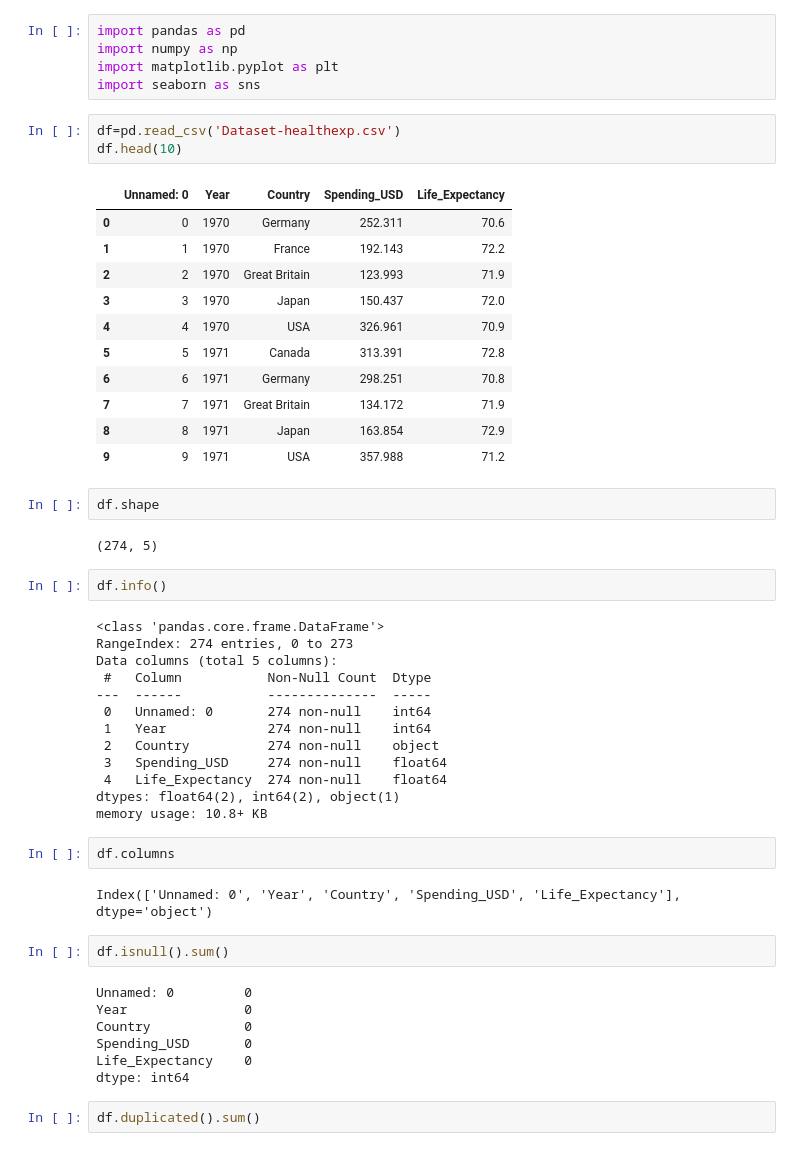
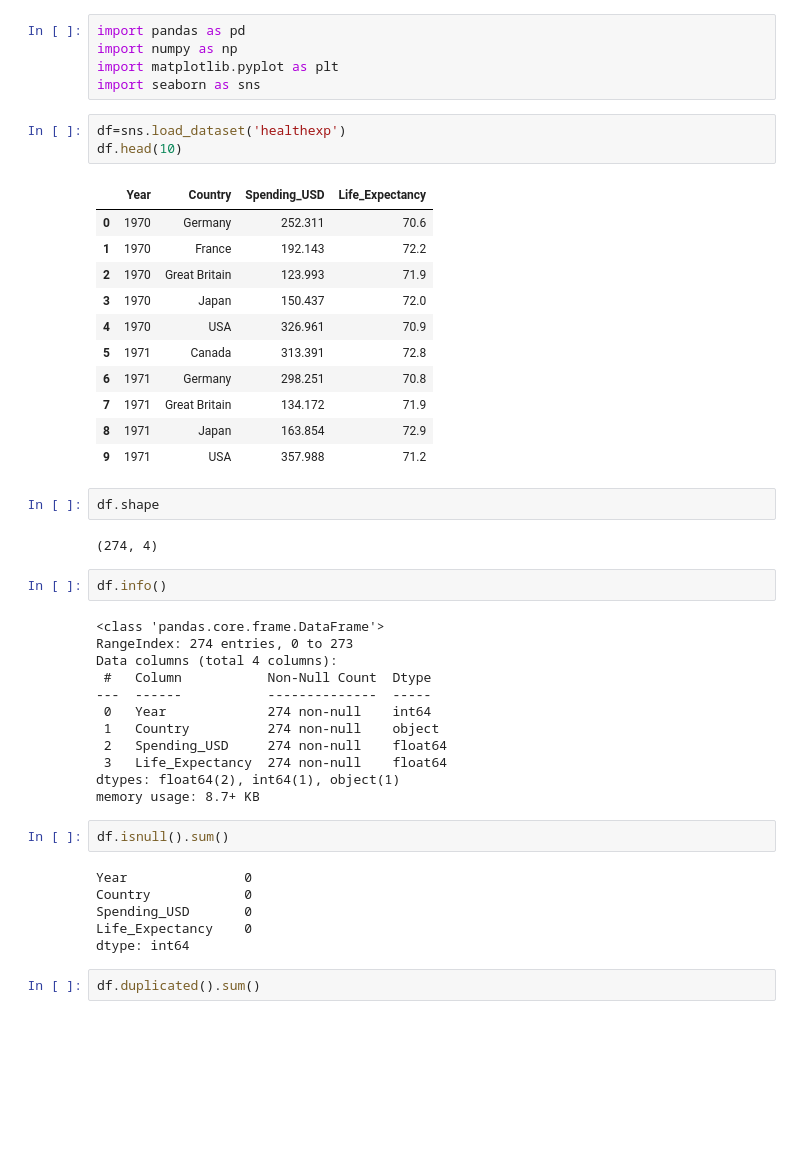
Before and after one commit to MostaphaMB/STATISTIQUES-APPLIQUEES-ET-ANALYSE-DE-DONNEES-DE-SANTE, a Jupyter notebook: Statistiques Appliquées et Analyse de Données de Santé.ipynb, the cells around one changed output. Cells and saved outputs as stored; diff of their text form; blank space fills up the shorter version.

```diff
--- a/Statistiques Appliquées et Analyse de Données de Santé.ipynb
+++ b/Statistiques Appliquées et Analyse de Données de Santé.ipynb
@@ -4,47 +4,41 @@ import numpy as np
 import matplotlib.pyplot as plt
 import seaborn as sns
 # %%
-df=pd.read_csv('Dataset-healthexp.csv')
+df=sns.load_dataset('healthexp')
 df.head(10)
 # %% [output]
-|  | Unnamed: 0 | Year | Country | Spending_USD | Life_Expectancy |
-| 0 | 0 | 1970 | Germany | 252.311 | 70.6 |
-| 1 | 1 | 1970 | France | 192.143 | 72.2 |
-| 2 | 2 | 1970 | Great Britain | 123.993 | 71.9 |
-| 3 | 3 | 1970 | Japan | 150.437 | 72.0 |
-| 4 | 4 | 1970 | USA | 326.961 | 70.9 |
-| 5 | 5 | 1971 | Canada | 313.391 | 72.8 |
-| 6 | 6 | 1971 | Germany | 298.251 | 70.8 |
-| 7 | 7 | 1971 | Great Britain | 134.172 | 71.9 |
-| 8 | 8 | 1971 | Japan | 163.854 | 72.9 |
-| 9 | 9 | 1971 | USA | 357.988 | 71.2 |
+|  | Year | Country | Spending_USD | Life_Expectancy |
+| 0 | 1970 | Germany | 252.311 | 70.6 |
+| 1 | 1970 | France | 192.143 | 72.2 |
+| 2 | 1970 | Great Britain | 123.993 | 71.9 |
+| 3 | 1970 | Japan | 150.437 | 72.0 |
+| 4 | 1970 | USA | 326.961 | 70.9 |
+| 5 | 1971 | Canada | 313.391 | 72.8 |
+| 6 | 1971 | Germany | 298.251 | 70.8 |
+| 7 | 1971 | Great Britain | 134.172 | 71.9 |
+| 8 | 1971 | Japan | 163.854 | 72.9 |
+| 9 | 1971 | USA | 357.988 | 71.2 |
 # %%
 df.shape
 # %% [output]
-(274, 5)
+(274, 4)
 # %%
 df.info()
 # %% [output]
 <class 'pandas.core.frame.DataFrame'>
 RangeIndex: 274 entries, 0 to 273
-Data columns (total 5 columns):
+Data columns (total 4 columns):
  #   Column           Non-Null Count  Dtype
 ---  ------           --------------  -----
- 0   Unnamed: 0       274 non-null    int64
- 1   Year             274 non-null    int64
- 2   Country          274 non-null    object
- 3   Spending_USD     274 non-null    float64
- 4   Life_Expectancy  274 non-null    float64
-dtypes: float64(2), int64(2), object(1)
-memory usage: 10.8+ KB
+ 0   Year             274 non-null    int64
+ 1   Country          274 non-null    object
+ 2   Spending_USD     274 non-null    float64
+ 3   Life_Expectancy  274 non-null    float64
+dtypes: float64(2), int64(1), object(1)
+memory usage: 8.7+ KB
-# %%
-df.columns
-# %% [output]
-Index(['Unnamed: 0', 'Year', 'Country', 'Spending_USD', 'Life_Expectancy'], dtype='object')
 # %%
 df.isnull().sum()
 # %% [output]
-Unnamed: 0         0
 Year               0
 Country            0
 Spending_USD       0
```
Also changed, not shown: parts of 16 cells of this notebook.
